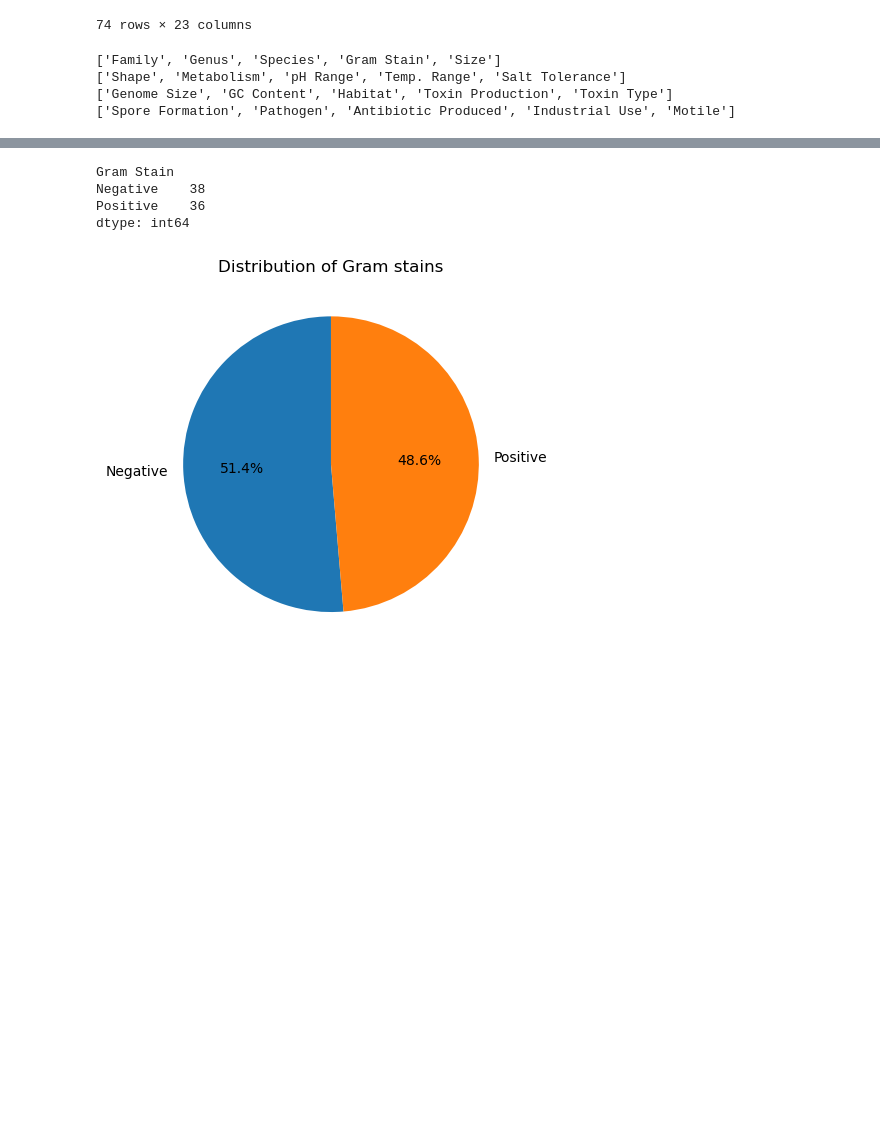
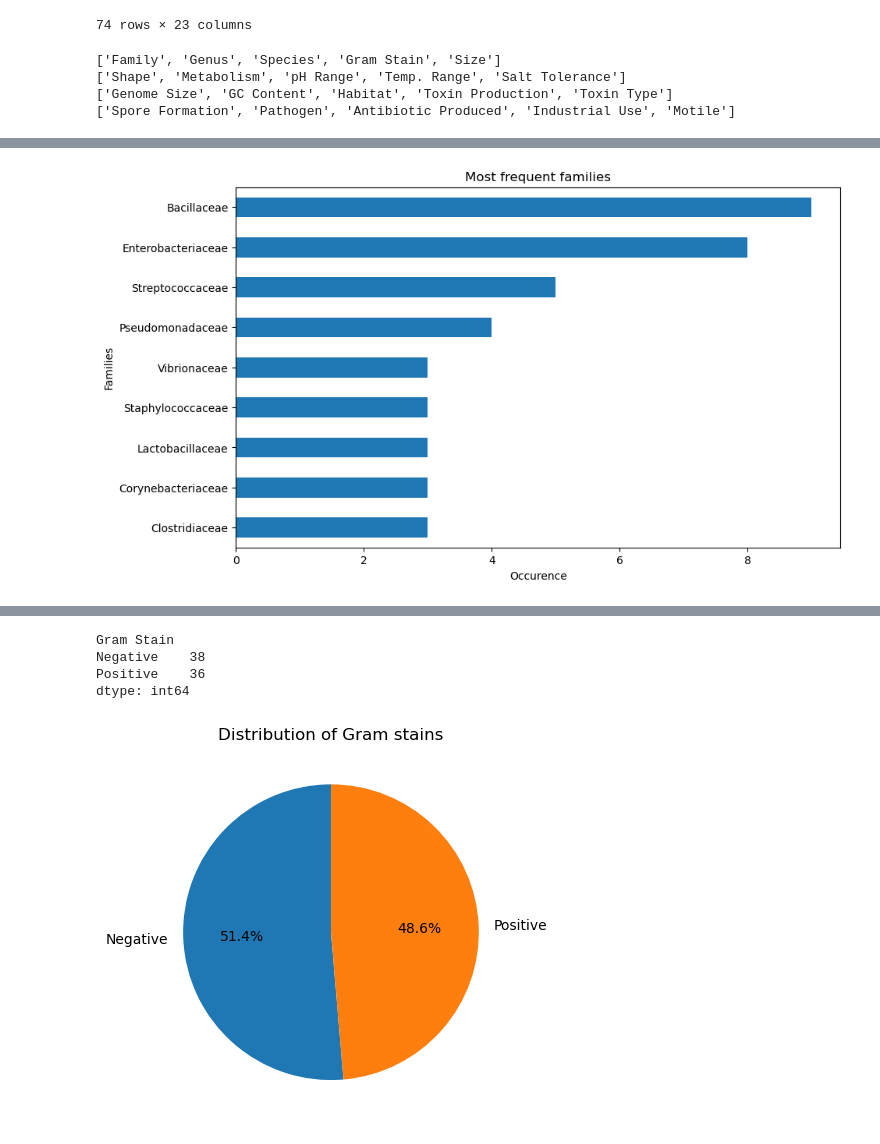
Before and after one commit to kucupwn/MicrobesGrid, a Jupyter notebook: main.ipynb, the cells around one changed output, grey strips where cells are left out. Saved outputs shown, nothing was run; the diff lists cells and outputs as text; code cells hidden in the pictures; blank space fills up the shorter version.

```diff
--- a/main.ipynb
+++ b/main.ipynb
@@ -33,3 +33,9 @@ for i in range(4):
 ['Shape', 'Metabolism', 'pH Range', 'Temp. Range', 'Salt Tolerance']
 ['Genome Size', 'GC Content', 'Habitat', 'Toxin Production', 'Toxin Type']
 ['Spore Formation', 'Pathogen', 'Antibiotic Produced', 'Industrial Use', 'Motile']
+# %%
+family_all = df.groupby("Family").size()
+multiple_family = family_all[family_all > 2].sort_values()
+
+print(f"There are {len(multiple_family)} family occuring more than twice\n")
+print(multiple_family)
@@ -36,2 +56,13 @@ for i in range(4):
+# %%
+multiple_family.plot(
+    kind="barh",
+    figsize=(10, 6),
+)
+plt.title("Most frequent families")
+plt.xlabel("Occurence")
+plt.ylabel("Families")
+plt.show()
+# %% [output]
+[figure, added]
 # %%
 genus_all = df.groupby("Genus").size()
```
Also changed, not shown: parts of 3 cells of this notebook.
